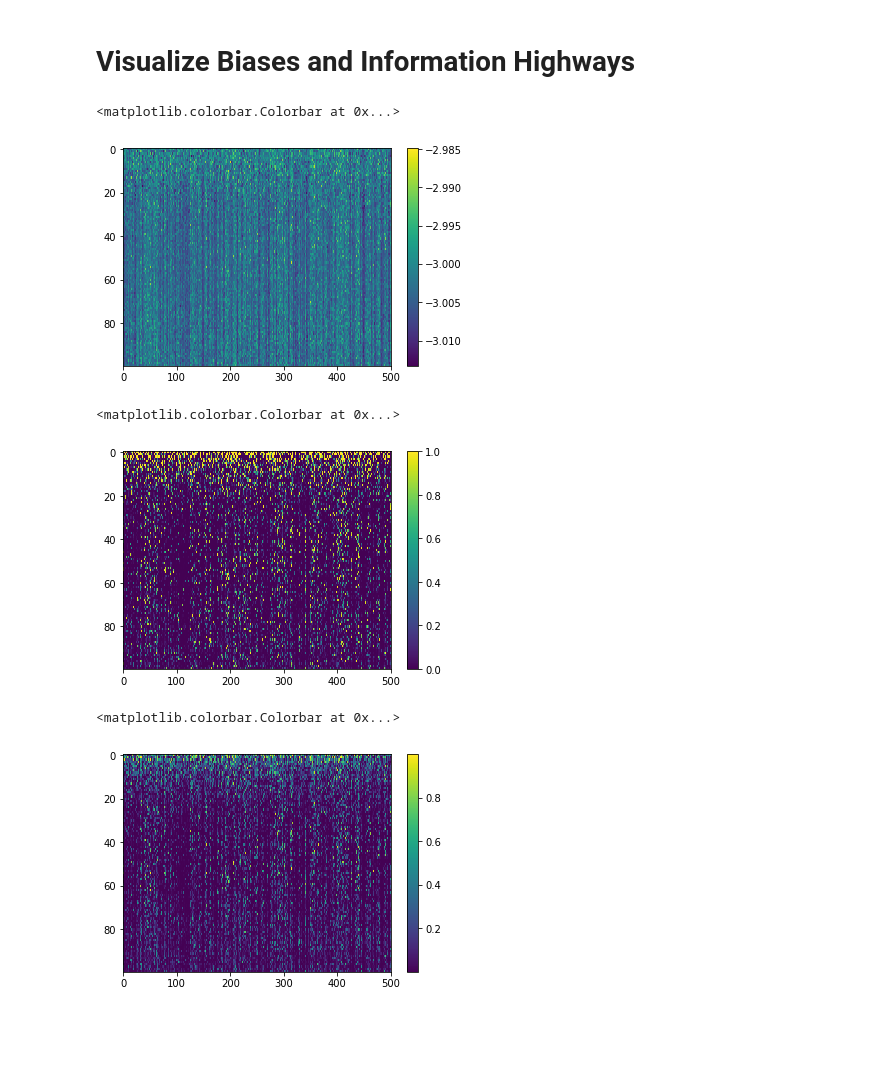
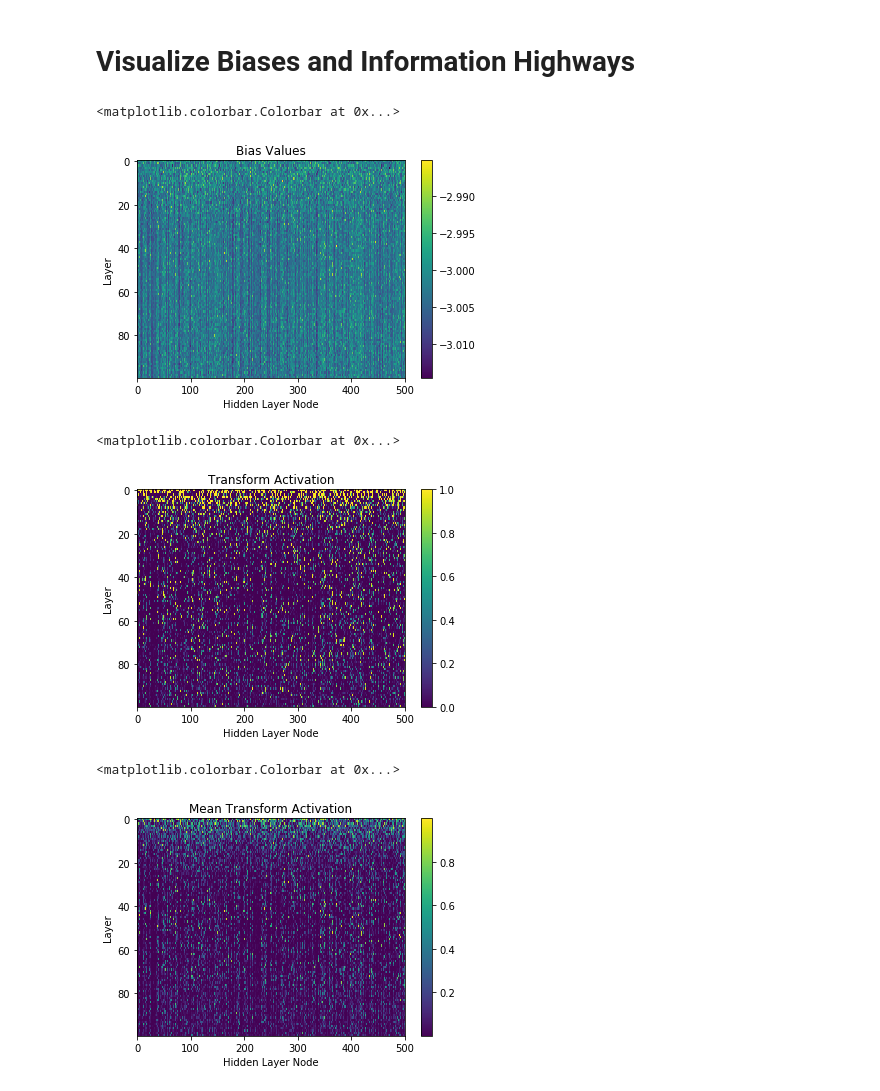
Before and after one commit to tmulc18/HighwayNetworks, a Jupyter notebook: Plain vs Highway.ipynb, the cells around one changed output. Cells and saved outputs as stored; diff of their text form; code cells hidden in the pictures; blank space fills up the shorter version.

Commit message:
plot labels

```diff
--- a/Plain vs Highway.ipynb
+++ b/Plain vs Highway.ipynb
@@ -59,22 +59,31 @@ transform_biases = HN.get_transform_biases()
 bias_vals = sess.run(transform_biases)
 # %%
 plt.imshow(np.array(bias_vals),aspect='auto')
+plt.title('Bias Values')
+plt.xlabel('Hidden Layer Node')
+plt.ylabel('Layer')
 plt.colorbar()
 # %% [output]
 <matplotlib.colorbar.Colorbar at 0x...>
-[figure, old version]
+[figure, new version]
 # %%
 transform_activations = HN.get_transform_activations()
 transform_vals = sess.run(transform_activations,feed_dict=fd)
 # %%
 plt.imshow(np.array(transform_vals)[:,0,0,:],aspect='auto')
+plt.title('Transform Activation')
+plt.xlabel('Hidden Layer Node')
+plt.ylabel('Layer')
 plt.colorbar()
 # %% [output]
 <matplotlib.colorbar.Colorbar at 0x...>
-[figure, old version]
+[figure, new version]
 # %%
 plt.imshow(np.mean(np.array(transform_vals),axis=(1,2)),aspect='auto')
+plt.title('Mean Transform Activation')
+plt.xlabel('Hidden Layer Node')
+plt.ylabel('Layer')
 plt.colorbar()
 # %% [output]
 <matplotlib.colorbar.Colorbar at 0x...>
-[figure, old version]
+[figure, new version]
```
Also changed, not shown: parts of 2 cells of this notebook, 1 other file.
